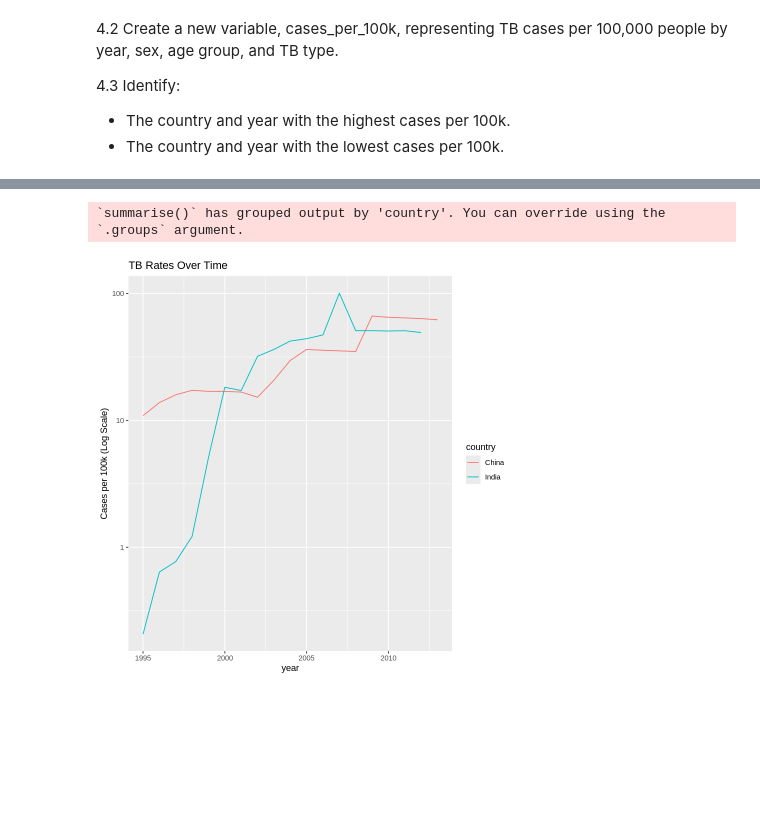
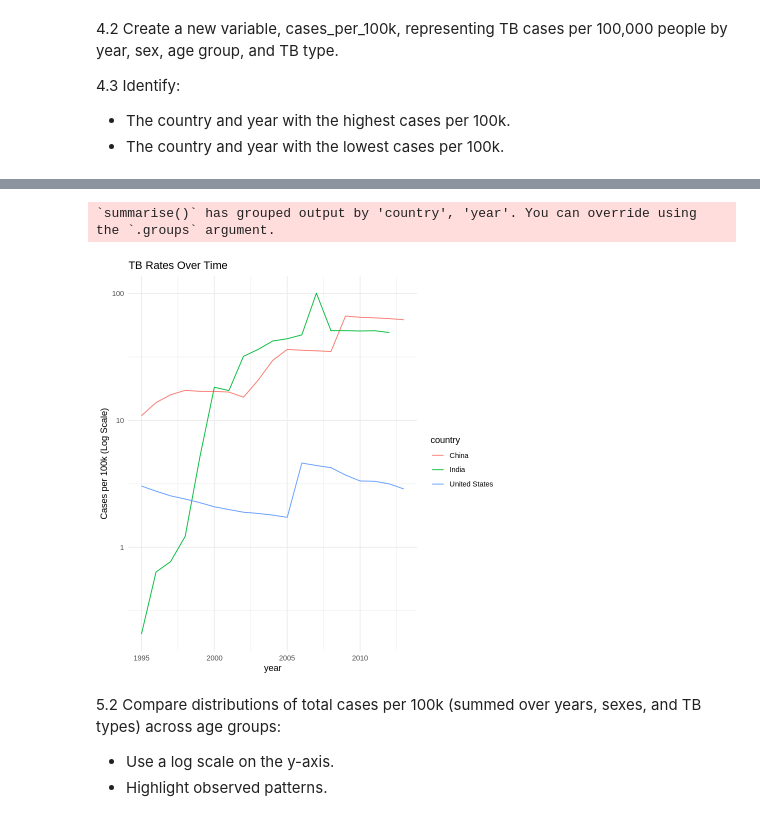
Before and after one commit to rddelarosa/DSC1107, a Jupyter notebook: FA_2_DSC1107.ipynb, the cells around one changed output, grey strips where cells are left out. Drawn from its saved outputs; the diff is of its cells as text; code cells hidden in the pictures; blank space fills up the shorter version.

```diff
--- a/FA_2_DSC1107.ipynb
+++ b/FA_2_DSC1107.ipynb
@@ -479,16 +490,23 @@ Conclude based on the visualization.
 # %%
 tuberculosis %>%
-  filter(country %in% c("China", "India", "United States of America")) %>%
-  group_by(country, year) %>%
+  filter(country %in% c("China", "India", "United States")) %>%
+  group_by(country, year, population) %>%
   summarise(total_rate = sum(cases_per_100k)) %>%
   ggplot(aes(x = year, y = total_rate, color = country)) +
   geom_line() +
   scale_y_log10() +
-  labs(title = "TB Rates Over Time", y = "Cases per 100k (Log Scale)")
+  labs(title = "TB Rates Over Time", y = "Cases per 100k (Log Scale)")+
+  theme_minimal()
 # %% [output]
-`summarise()` has grouped output by 'country'. You can override using the
-`.groups` argument.
+`summarise()` has grouped output by 'country', 'year'. You can override using
+the `.groups` argument.
-[figure, old version]
+[figure, new version]
+# %% [markdown]
+
+5.2 Compare distributions of total cases per 100k (summed over years, sexes, and TB types) across age groups:
+
+- Use a log scale on the y-axis.
+- Highlight observed patterns.
 # %%
 ggplot(tuberculosis, aes(x = age, y = cases_per_100k)) +
   geom_boxplot() +
```
Also changed, not shown: parts of 9 cells of this notebook.
